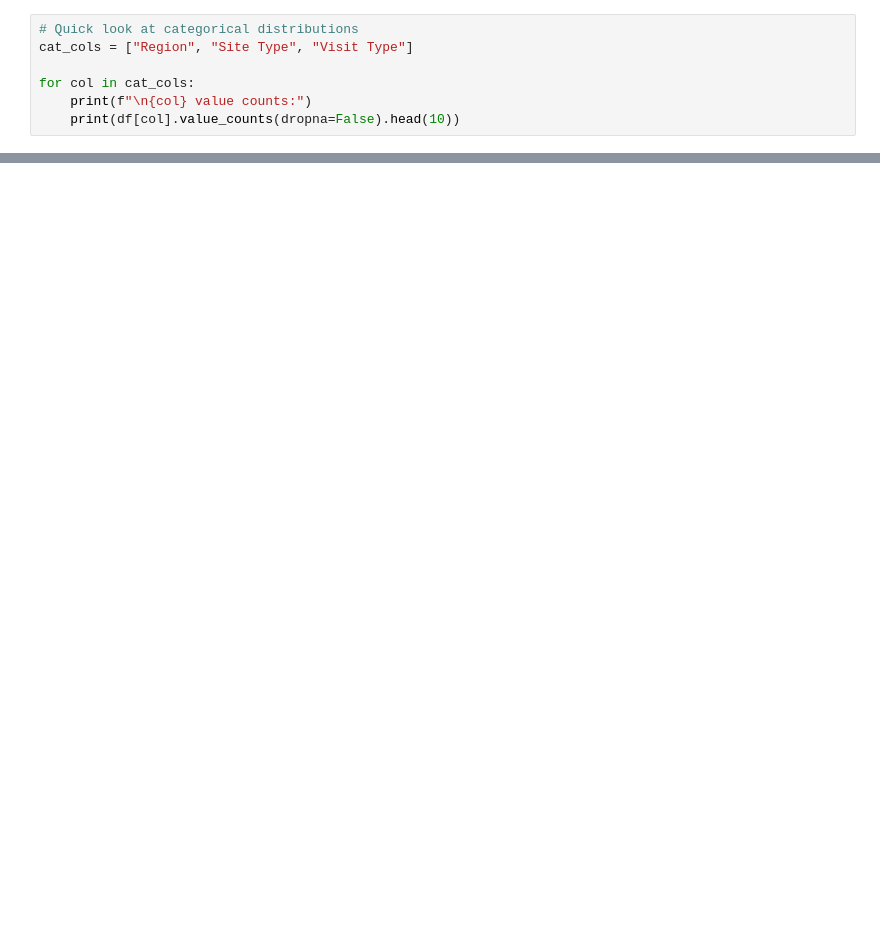
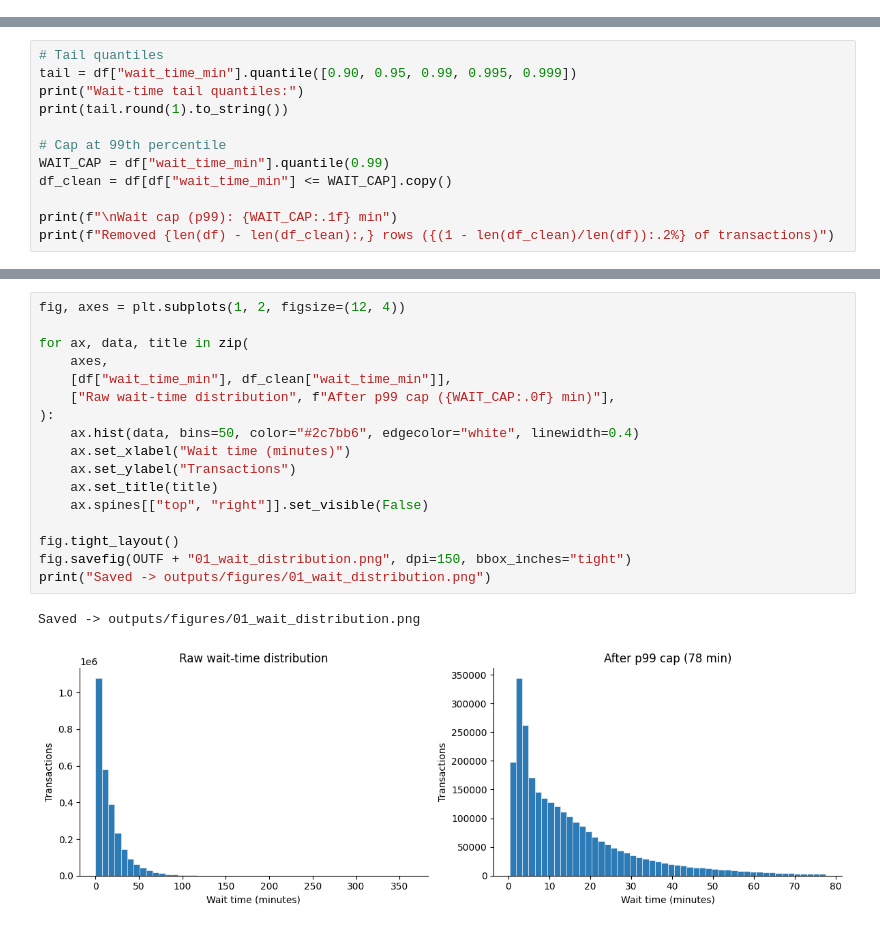
Before and after one commit to dr-caio-correa/wait-times-prediction, a Jupyter notebook: notebooks/01_eda_baseline.ipynb, the cells around one changed output, grey strips where cells are left out. Cells and saved outputs as stored; diff of their text form; blank space fills up the shorter version.

```diff
--- a/notebooks/01_eda_baseline.ipynb
+++ b/notebooks/01_eda_baseline.ipynb
@@ -57,7 +0,0 @@ Summarize the size, coverage, and categorical composition of the dataset, and pe
-# %%
-# Quick look at categorical distributions
-cat_cols = ["Region", "Site Type", "Visit Type"]
-
-for col in cat_cols:
-    print(f"\n{col} value counts:")
-    print(df[col].value_counts(dropna=False).head(10))
@@ -264,0 +145,12 @@ df_daily.to_csv(r"../data/processed/daily_branch_waits.csv", index=False)
+# %%
+# Tail quantiles
+tail = df["wait_time_min"].quantile([0.90, 0.95, 0.99, 0.995, 0.999])
+print("Wait-time tail quantiles:")
+print(tail.round(1).to_string())
+
+# Cap at 99th percentile
+WAIT_CAP = df["wait_time_min"].quantile(0.99)
+df_clean = df[df["wait_time_min"] <= WAIT_CAP].copy()
+
+print(f"\nWait cap (p99): {WAIT_CAP:.1f} min")
+print(f"Removed {len(df) - len(df_clean):,} rows ({(1 - len(df_clean)/len(df)):.2%} of transactions)")
@@ -264,0 +167,20 @@ df_daily.to_csv(r"../data/processed/daily_branch_waits.csv", index=False)
+# %%
+fig, axes = plt.subplots(1, 2, figsize=(12, 4))
+
+for ax, data, title in zip(
+    axes,
+    [df["wait_time_min"], df_clean["wait_time_min"]],
+    ["Raw wait-time distribution", f"After p99 cap ({WAIT_CAP:.0f} min)"],
+):
+    ax.hist(data, bins=50, color="#2c7bb6", edgecolor="white", linewidth=0.4)
+    ax.set_xlabel("Wait time (minutes)")
+    ax.set_ylabel("Transactions")
+    ax.set_title(title)
+    ax.spines[["top", "right"]].set_visible(False)
+
+fig.tight_layout()
+fig.savefig(OUTF + "01_wait_distribution.png", dpi=150, bbox_inches="tight")
+print("Saved -> outputs/figures/01_wait_distribution.png")
+# %% [output]
+Saved -> outputs/figures/01_wait_distribution.png
+[figure, added]
```
Also changed, not shown: parts of 51 cells of this notebook, 24 other files.
